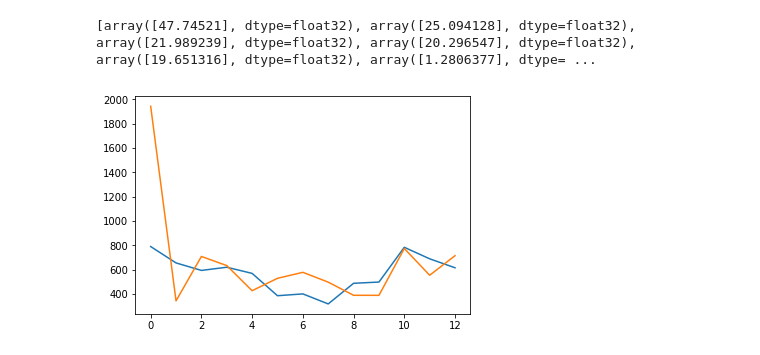
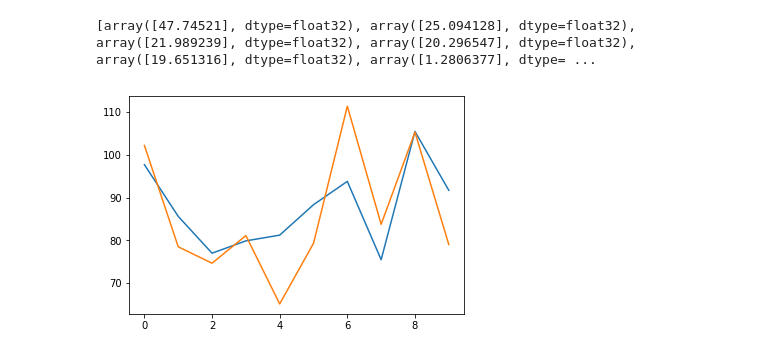
Before and after one commit to shivam-kapila/Keras_Configuration, a Jupyter notebook: Prediction_New/Prediction.ipynb, the cells around one changed output. Saved outputs shown, nothing was run; the diff lists cells and outputs as text; code cells hidden in the pictures.

```diff
--- a/Prediction_New/Prediction.ipynb
+++ b/Prediction_New/Prediction.ipynb
@@ -89,7 +89,7 @@ Epoch 300/300
 test_y_predictions = model.predict(test_X)
 # %%
 l = []
-for i in range(13):
+for i in range(10):
     l.append(((test_y["AQI"][i] - test_y_predictions[i])/test_y["AQI"][i])*100)
     print(str(test_y["AQI"][i]) +" " + str(test_y_predictions[i]) + " " + str(l[i]))
 # %% [output]
@@ -119,7 +116,7 @@ figure(num=None, figsize=(18, 15), dpi=80, facecolor='w', edgecolor='k')
 datelist = []
 predictionlist = []
 actuallist = []
-for i in range(13):
+for i in range(10):
     datelist.append(date['Date'][i])
     predictionlist.append(test_y_predictions[i][0])
     actuallist.append(test_y['AQI'][i])
@@ -195,17 +199,16 @@ print(l)
 # %%
 import matplotlib.pyplot as plt
 import numpy as np
 datelist = []
 predictionlist = []
 actuallist = []
-for i in range(13):
+for i in range(10):
     datelist.append(i)
     predictionlist.append(test_y_predictions[i][0])
     actuallist.append(test_y['AQI'][i])
-x = np.arange(10)
 
 plt.plot(datelist, actuallist)
 plt.plot(datelist, predictionlist)
 plt.show()
 # %% [output]
-[figure, old version]
+[figure, new version]
```
Also changed, not shown: parts of 5 cells of this notebook, 2 other files.
